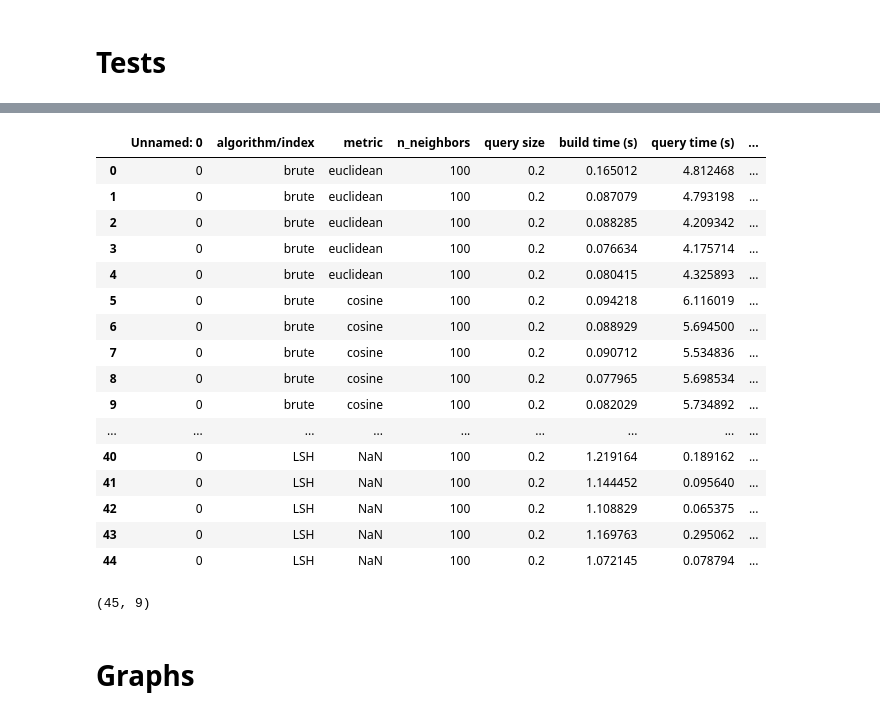
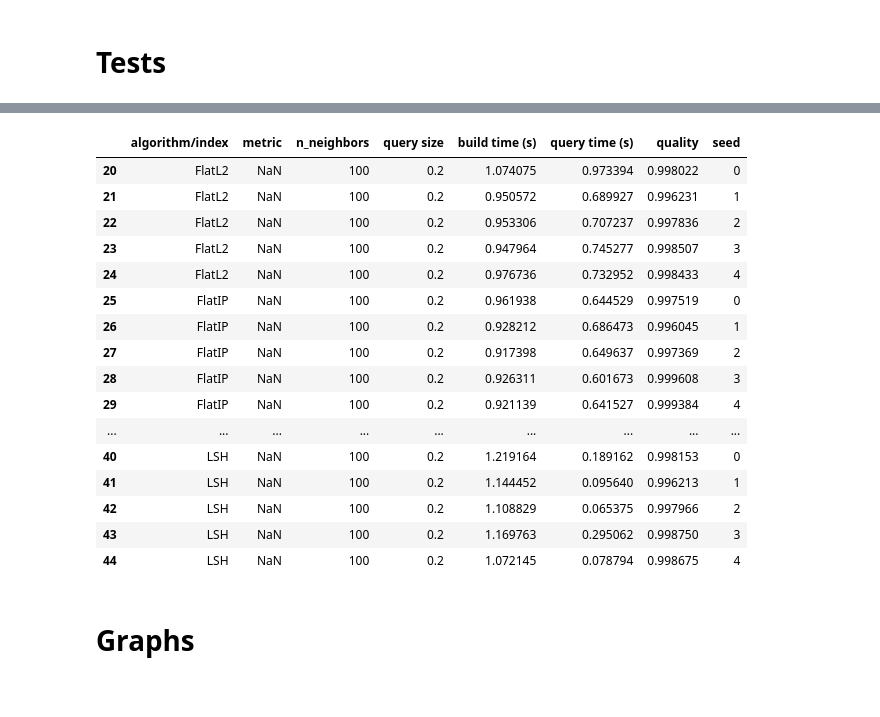
Before and after one commit to einstein9998/Internship, a Jupyter notebook: faiss.ipynb, the cells around one changed output, grey strips where cells are left out. Drawn from its saved outputs; the diff is of its cells as text; code cells hidden in the pictures.

```diff
--- a/faiss.ipynb
+++ b/faiss.ipynb
@@ -509,9 +147,0 @@ TABLE_NORM = pd.DataFrame()
-# %%
-#sklearn's brute-force algorithm
-temp = []
-for metric in ['euclidean', 'cosine']:
-    #5 trials
-    for seed in range(5):
-        temp.append(knn(rest=[stuff_cleaned_norm, egfr_inactive_features_norm], sample_from=egfr_active_features_norm,
-                        success=egfr_active, size=0.2, n_neighbors=100, algorithm='brute', metric=metric, seed=seed))
-TABLE_NORM = pd.concat([TABLE_NORM] + temp)
@@ -642,20 +171,0 @@ TABLE_NORM = pd.concat([TABLE_NORM] + temp)
-# %%
-TABLE_NORM
-# %% [output]
-|  | Unnamed: 0 | algorithm/index | metric | n_neighbors | query size | build time (s) | query time (s) | ... |
-| 0 | 0 | brute | euclidean | 100 | 0.2 | 0.165012 | 4.812468 | ... |
-| 1 | 0 | brute | euclidean | 100 | 0.2 | 0.087079 | 4.793198 | ... |
-| 2 | 0 | brute | euclidean | 100 | 0.2 | 0.088285 | 4.209342 | ... |
-| 3 | 0 | brute | euclidean | 100 | 0.2 | 0.076634 | 4.175714 | ... |
-| 4 | 0 | brute | euclidean | 100 | 0.2 | 0.080415 | 4.325893 | ... |
-| 5 | 0 | brute | cosine | 100 | 0.2 | 0.094218 | 6.116019 | ... |
-| 6 | 0 | brute | cosine | 100 | 0.2 | 0.088929 | 5.694500 | ... |
-| 7 | 0 | brute | cosine | 100 | 0.2 | 0.090712 | 5.534836 | ... |
-| 8 | 0 | brute | cosine | 100 | 0.2 | 0.077965 | 5.698534 | ... |
-| 9 | 0 | brute | cosine | 100 | 0.2 | 0.082029 | 5.734892 | ... |
-| ... | ... | ... | ... | ... | ... | ... | ... | ... |
-| 40 | 0 | LSH | NaN | 100 | 0.2 | 1.219164 | 0.189162 | ... |
-| 41 | 0 | LSH | NaN | 100 | 0.2 | 1.144452 | 0.095640 | ... |
-| 42 | 0 | LSH | NaN | 100 | 0.2 | 1.108829 | 0.065375 | ... |
-| 43 | 0 | LSH | NaN | 100 | 0.2 | 1.169763 | 0.295062 | ... |
-| 44 | 0 | LSH | NaN | 100 | 0.2 | 1.072145 | 0.078794 | ... |
@@ -664,7 +172,23 @@ TABLE_NORM = pd.read_csv("tablenorm.txt")
-# %%
-TABLE_NORM.shape
-# %% [output]
-(45, 9)
+# %%
+faiss_results
+# %% [output]
+|  | algorithm/index | metric | n_neighbors | query size | build time (s) | query time (s) | quality | seed |
+| 20 | FlatL2 | NaN | 100 | 0.2 | 1.074075 | 0.973394 | 0.998022 | 0 |
+| 21 | FlatL2 | NaN | 100 | 0.2 | 0.950572 | 0.689927 | 0.996231 | 1 |
+| 22 | FlatL2 | NaN | 100 | 0.2 | 0.953306 | 0.707237 | 0.997836 | 2 |
+| 23 | FlatL2 | NaN | 100 | 0.2 | 0.947964 | 0.745277 | 0.998507 | 3 |
+| 24 | FlatL2 | NaN | 100 | 0.2 | 0.976736 | 0.732952 | 0.998433 | 4 |
+| 25 | FlatIP | NaN | 100 | 0.2 | 0.961938 | 0.644529 | 0.997519 | 0 |
+| 26 | FlatIP | NaN | 100 | 0.2 | 0.928212 | 0.686473 | 0.996045 | 1 |
+| 27 | FlatIP | NaN | 100 | 0.2 | 0.917398 | 0.649637 | 0.997369 | 2 |
+| 28 | FlatIP | NaN | 100 | 0.2 | 0.926311 | 0.601673 | 0.999608 | 3 |
+| 29 | FlatIP | NaN | 100 | 0.2 | 0.921139 | 0.641527 | 0.999384 | 4 |
+| ... | ... | ... | ... | ... | ... | ... | ... | ... |
+| 40 | LSH | NaN | 100 | 0.2 | 1.219164 | 0.189162 | 0.998153 | 0 |
+| 41 | LSH | NaN | 100 | 0.2 | 1.144452 | 0.095640 | 0.996213 | 1 |
+| 42 | LSH | NaN | 100 | 0.2 | 1.108829 | 0.065375 | 0.997966 | 2 |
+| 43 | LSH | NaN | 100 | 0.2 | 1.169763 | 0.295062 | 0.998750 | 3 |
+| 44 | LSH | NaN | 100 | 0.2 | 1.072145 | 0.078794 | 0.998675 | 4 |
 # %% [markdown]
 # Graphs
 # %%
```
Also changed, not shown: parts of 78 cells of this notebook, 2 other files.
